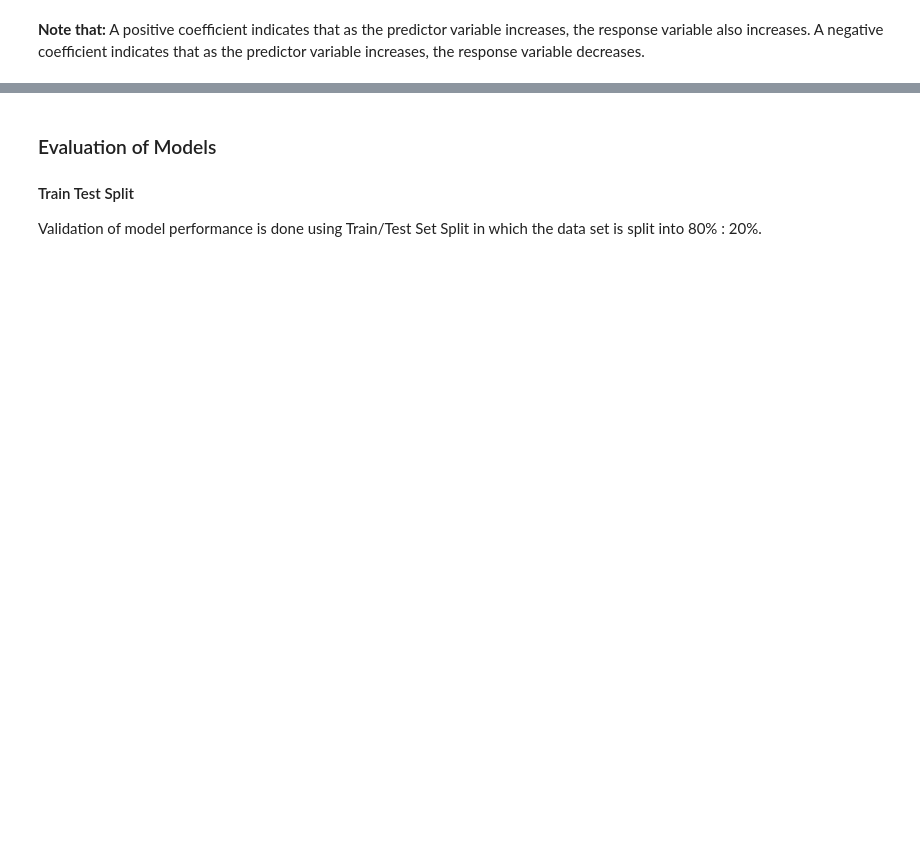
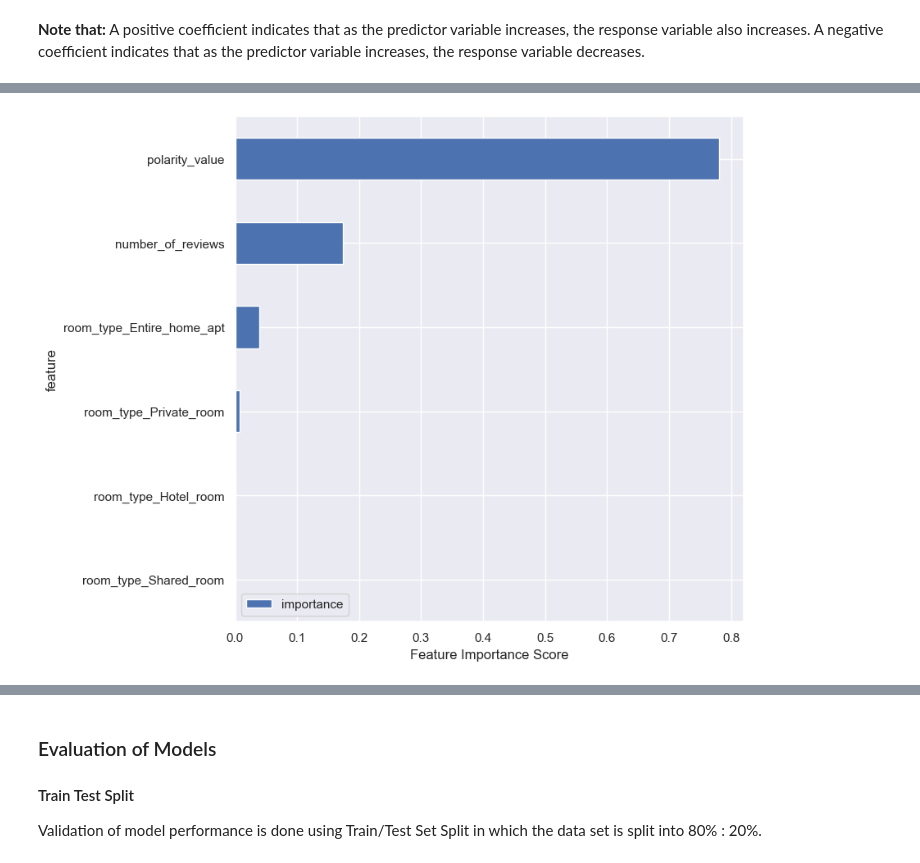
Before and after one commit to CS418/group-project-team-twenty, a Jupyter notebook: airbnb_analysis.ipynb, the cells around one changed output, grey strips where cells are left out. Cells and saved outputs as stored; diff of their text form; code cells hidden in the pictures; blank space fills up the shorter version.

```diff
--- a/airbnb_analysis.ipynb
+++ b/airbnb_analysis.ipynb
@@ -472,10 +459,10 @@ Random Forest is an emsemble technique that is able to perform both Regression a
 Here, we use the RandomForestRegressor to help predict the price
 # %%
 # Creating and fitting the model
-RF = RandomForestRegressor(n_estimators=2000, max_depth=40,min_samples_split = 50,
+r_forest = RandomForestRegressor(n_estimators=2000, max_depth=40,min_samples_split = 50,
                            max_leaf_nodes = 70,max_features = 5)
-RF.fit(x_train,y_train.values.ravel())
+r_forest.fit(x_train,y_train.values.ravel())
 # Predicting the training and testing sets
-trainPredictin_RF = RF.predict(x_train)
-testPredictin_RF =RF.predict(x_test)
+train_prediction_rf = r_forest.predict(x_train)
+test_prediction_rf =r_forest.predict(x_test)
 # %%
@@ -495,0 +481,12 @@ plt.show()
+# %%
+feature_imp = pd.DataFrame({'importance':r_forest.feature_importances_})
+feature_imp['feature'] = x_train.columns
+feature_imp.sort_values(by='importance', ascending=False, inplace=True)
+
+feature_imp.sort_values(by='importance', inplace=True)
+feature_imp = feature_imp.set_index('feature', drop=True)
+feature_imp.plot.barh(figsize=(8,8))
+plt.xlabel('Feature Importance Score')
+plt.show()
+# %% [output]
+[figure, added]
```
Also changed, not shown: parts of 56 cells of this notebook, 10 other files.
